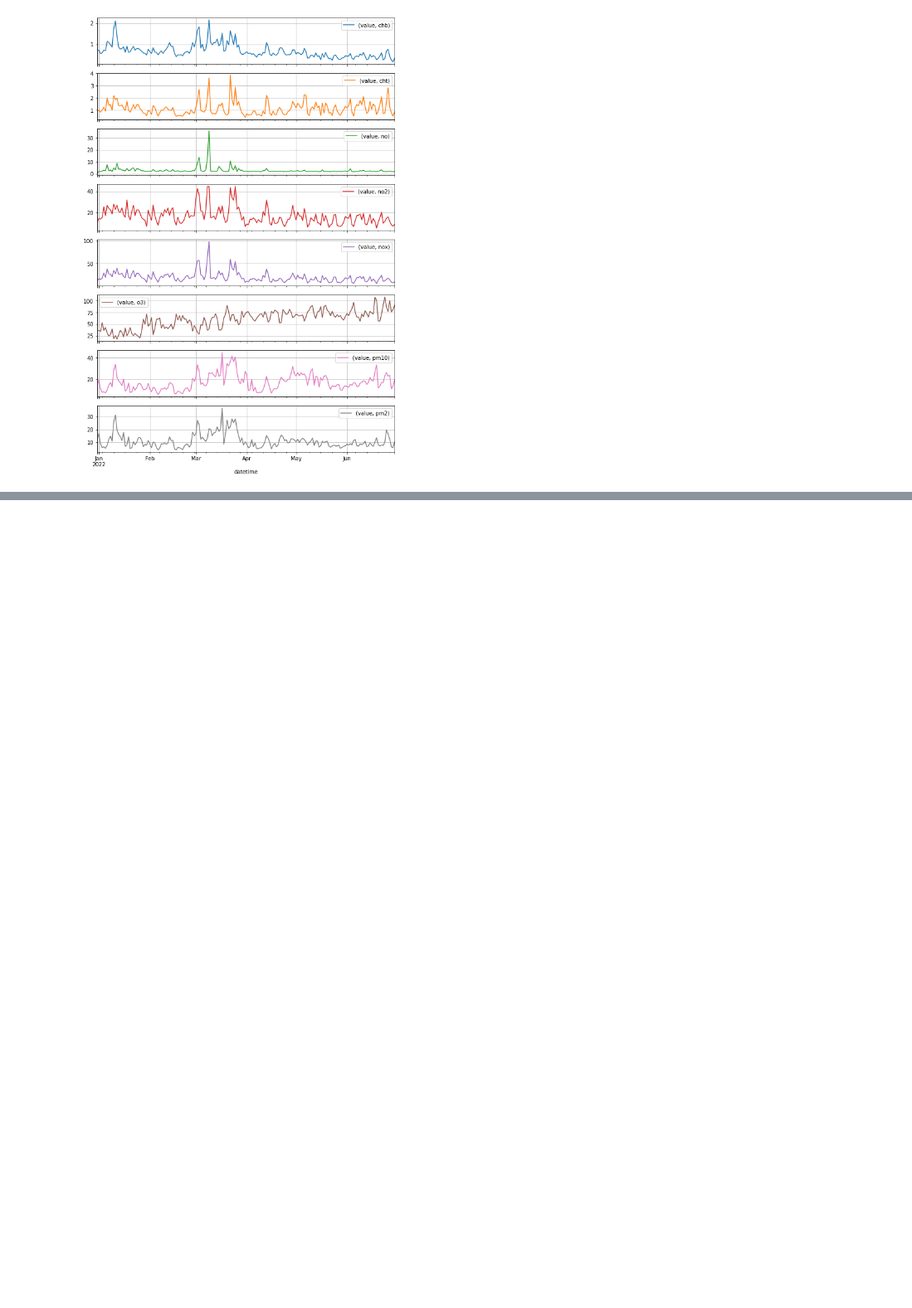
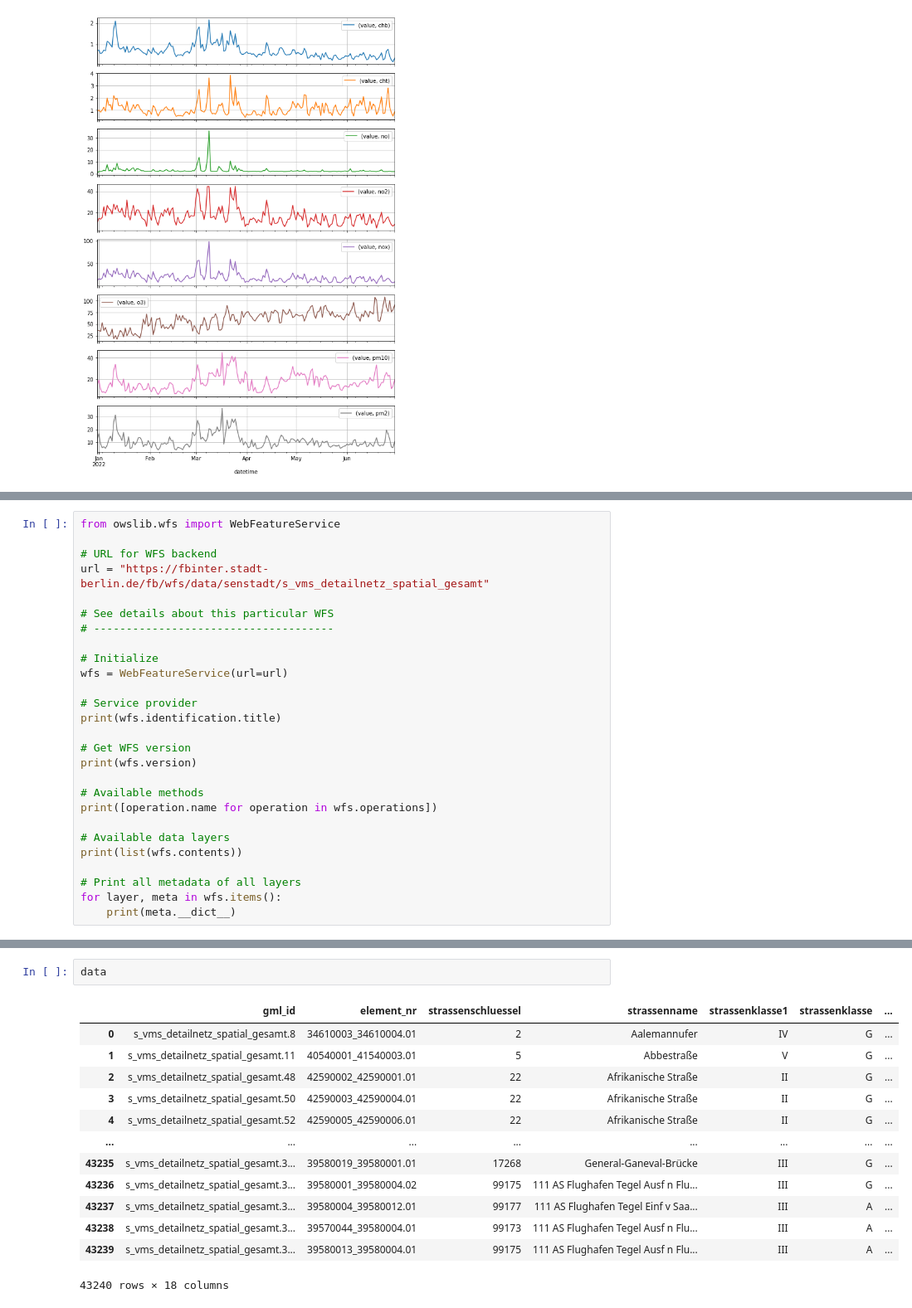
Before and after one commit to irahulcse/ARENA2036, a Jupyter notebook: WFS Traffic data.ipynb, the cells around one changed output, grey strips where cells are left out. Shown at 83% size. Drawn from its saved outputs; the diff is of its cells as text; blank space fills up the shorter version.

```diff
--- a/WFS Traffic data.ipynb
+++ b/WFS Traffic data.ipynb
@@ -232,0 +235,27 @@ array([<AxesSubplot:xlabel='datetime'>, <AxesSubplot:xlabel='datetime'>,
+# %%
+from owslib.wfs import WebFeatureService
+
+# URL for WFS backend
+url = "https://fbinter.stadt-berlin.de/fb/wfs/data/senstadt/s_vms_detailnetz_spatial_gesamt"
+
+# See details about this particular WFS
+# -------------------------------------
+
+# Initialize
+wfs = WebFeatureService(url=url)
+
+# Service provider
+print(wfs.identification.title)
+
+# Get WFS version
+print(wfs.version)
+
+# Available methods
+print([operation.name for operation in wfs.operations])
+
+# Available data layers
+print(list(wfs.contents))
+
+# Print all metadata of all layers
+for layer, meta in wfs.items():
+    print(meta.__dict__)
@@ -232,0 +316,16 @@ array([<AxesSubplot:xlabel='datetime'>, <AxesSubplot:xlabel='datetime'>,
+# %%
+data
+# %% [output]
+|  | gml_id | element_nr | strassenschluessel | strassenname | strassenklasse1 | strassenklasse | ... |
+| 0 | s_vms_detailnetz_spatial_gesamt.8 | 34610003_34610004.01 | 2 | Aalemannufer | IV | G | ... |
+| 1 | s_vms_detailnetz_spatial_gesamt.11 | 40540001_41540003.01 | 5 | Abbestraße | V | G | ... |
+| 2 | s_vms_detailnetz_spatial_gesamt.48 | 42590002_42590001.01 | 22 | Afrikanische Straße | II | G | ... |
+| 3 | s_vms_detailnetz_spatial_gesamt.50 | 42590003_42590004.01 | 22 | Afrikanische Straße | II | G | ... |
+| 4 | s_vms_detailnetz_spatial_gesamt.52 | 42590005_42590006.01 | 22 | Afrikanische Straße | II | G | ... |
+| ... | ... | ... | ... | ... | ... | ... | ... |
+| 43235 | s_vms_detailnetz_spatial_gesamt.3... | 39580019_39580001.01 | 17268 | General-Ganeval-Brücke | III | G | ... |
+| 43236 | s_vms_detailnetz_spatial_gesamt.3... | 39580001_39580004.02 | 99175 | 111 AS Flughafen Tegel Ausf n Flu... | III | G | ... |
+| 43237 | s_vms_detailnetz_spatial_gesamt.3... | 39580004_39580012.01 | 99177 | 111 AS Flughafen Tegel Einf v Saa... | III | A | ... |
+| 43238 | s_vms_detailnetz_spatial_gesamt.3... | 39570044_39580004.01 | 99173 | 111 AS Flughafen Tegel Ausf n Flu... | III | A | ... |
+| 43239 | s_vms_detailnetz_spatial_gesamt.3... | 39580013_39580004.01 | 99175 | 111 AS Flughafen Tegel Ausf n Flu... | III | A | ... |
+43240 rows × 18 columns
```
Also changed, not shown: parts of 9 cells of this notebook.
